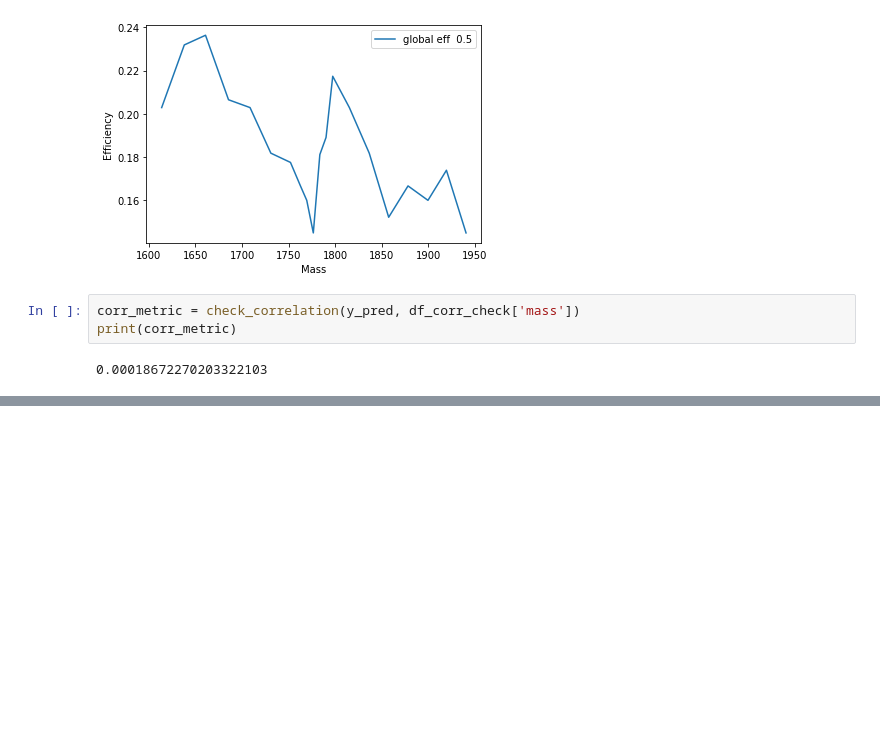
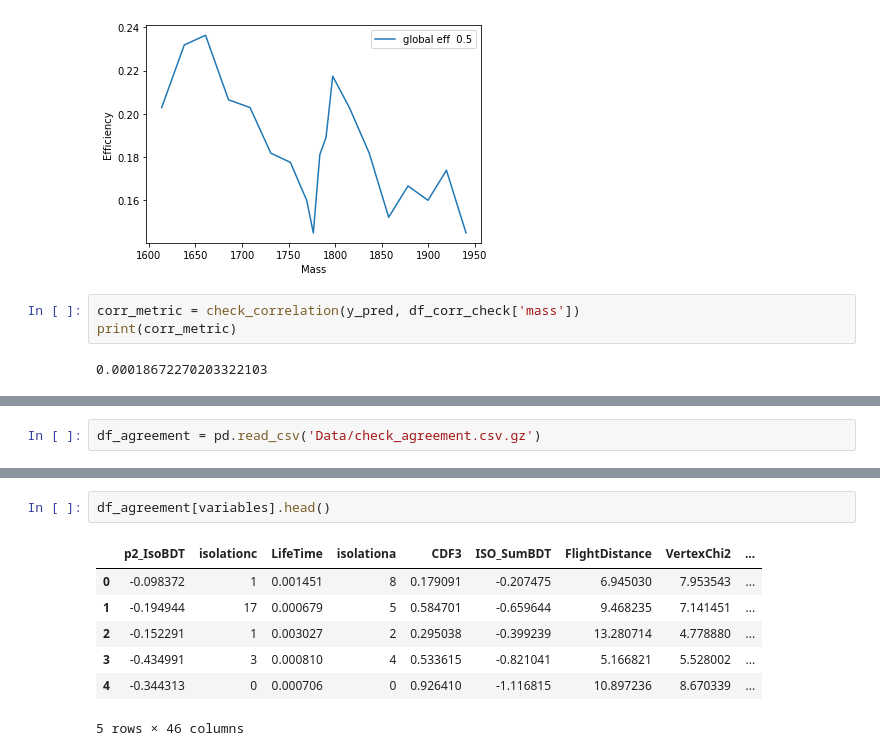
Before and after one commit to itsayushthada/Particle-Physics-Experiments, a Jupyter notebook: Rare-Decays/Notebook.ipynb, the cells around one changed output, grey strips where cells are left out. Drawn from its saved outputs; the diff is of its cells as text; blank space fills up the shorter version.

```diff
--- a/Rare-Decays/Notebook.ipynb
+++ b/Rare-Decays/Notebook.ipynb
@@ -154,0 +160,2 @@ print(corr_metric)
+# %%
+df_agreement = pd.read_csv('Data/check_agreement.csv.gz')
@@ -154,0 +175,10 @@ print(corr_metric)
+# %%
+df_agreement[variables].head()
+# %% [output]
+|  | p2_IsoBDT | isolationc | LifeTime | isolationa | CDF3 | ISO_SumBDT | FlightDistance | VertexChi2 | ... |
+| 0 | -0.098372 | 1 | 0.001451 | 8 | 0.179091 | -0.207475 | 6.945030 | 7.953543 | ... |
+| 1 | -0.194944 | 17 | 0.000679 | 5 | 0.584701 | -0.659644 | 9.468235 | 7.141451 | ... |
+| 2 | -0.152291 | 1 | 0.003027 | 2 | 0.295038 | -0.399239 | 13.280714 | 4.778880 | ... |
+| 3 | -0.434991 | 3 | 0.000810 | 4 | 0.533615 | -0.821041 | 5.166821 | 5.528002 | ... |
+| 4 | -0.344313 | 0 | 0.000706 | 0 | 0.926410 | -1.116815 | 10.897236 | 8.670339 | ... |
+5 rows × 46 columns
```
Also changed, not shown: parts of 18 cells of this notebook.
